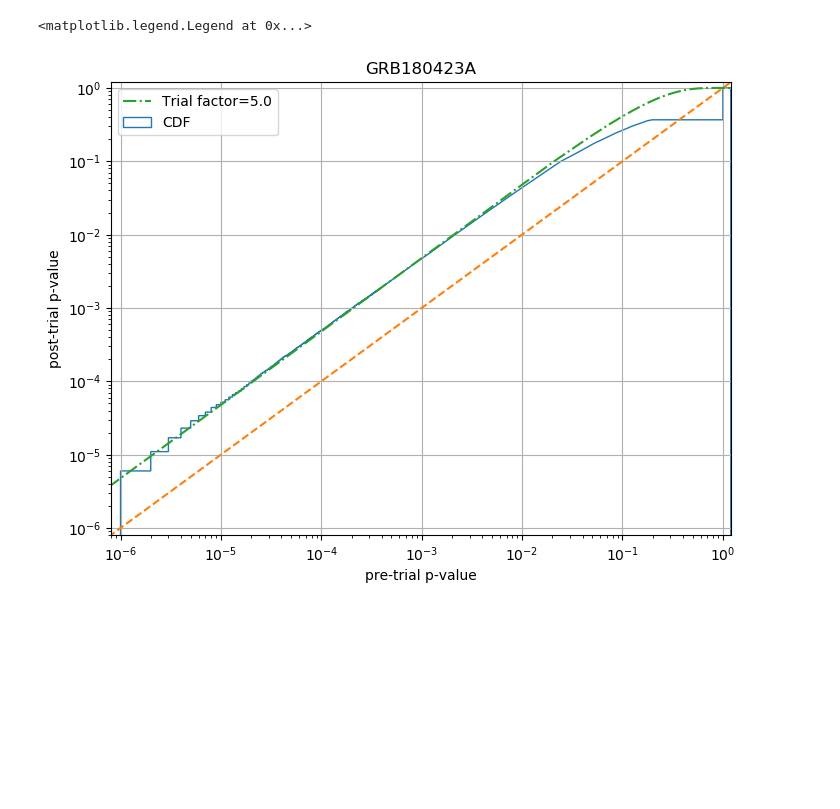
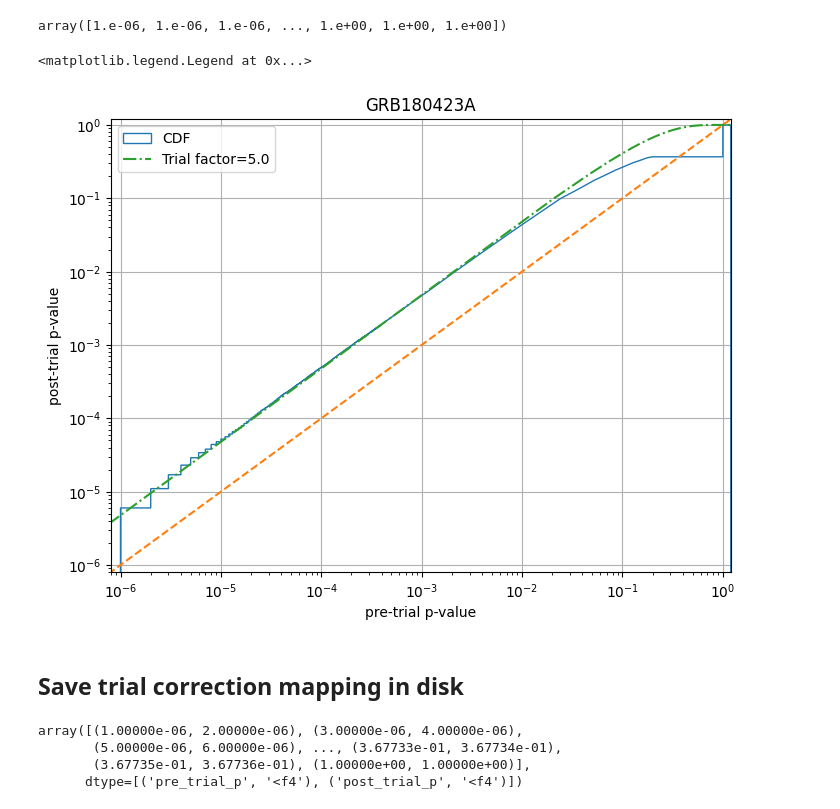
Before and after one commit to ChujieChen/greco_grb, a Jupyter notebook: notebooks/10_effective_trials_factor.ipynb, the cells around one changed output. Saved outputs shown, nothing was run; the diff lists cells and outputs as text; code cells hidden in the pictures; blank space fills up the shorter version.

Commit message:
effective trial factors for all GRBs

```diff
--- a/notebooks/10_effective_trials_factor.ipynb
+++ b/notebooks/10_effective_trials_factor.ipynb
@@ -65,27 +65,33 @@ for bg, bg_sorted in zip(bgs, bgs_sorted):
     pvals.append(np.apply_along_axis(lambda x: (bg.size - np.searchsorted(bg_sorted, x, side='left')) / bg.size, 0, bg))
 pvals = np.array(pvals)
 best_pvals = np.sort(pvals.min(axis=0))
+# %%
+best_pvals
+# %% [output]
+array([1.e-06, 1.e-06, 1.e-06, ..., 1.e+00, 1.e+00, 1.e+00])
 # %%
 fig, ax = plt.subplots(figsize=(8,6), dpi=100)
 n,bins,patches=ax.hist(best_pvals,
         bins=np.r_[np.unique(best_pvals),1.2],
-        normed=True,
+        density=True,
         cumulative=True,
         label=f'CDF',
         histtype='step')
 x = np.linspace(*ax.get_xlim())
 ax.plot(x, x, "--")
 ax.plot(x, objective(x, 5.0), "-.", label="Trial factor=5.0")
 
 ax.set_xscale("log")
 ax.set_yscale("log")
 ax.set_xlim(0.8e-6, 1.2)
 ax.set_ylim(0.8e-6, 1.2)
 ax.set_xlabel("pre-trial p-value")
 ax.set_ylabel("post-trial p-value")
 ax.set_title(f"{ag.grb_name}")
 ax.grid()
 ax.legend()
 # %% [output]
 <matplotlib.legend.Legend at 0x...>
-[figure, old version]
+[figure, new version]
+# %% [markdown]
+## Save trial correction mapping in disk
@@ -91,0 +108,7 @@ ax.legend()
+# %%
+pre_post
+# %% [output]
+array([(1.00000e-06, 2.00000e-06), (3.00000e-06, 4.00000e-06),
+       (5.00000e-06, 6.00000e-06), ..., (3.67733e-01, 3.67734e-01),
+       (3.67735e-01, 3.67736e-01), (1.00000e+00, 1.00000e+00)],
+      dtype=[('pre_trial_p', '<f4'), ('post_trial_p', '<f4')])
```
Also changed, not shown: parts of 14 cells of this notebook, 13 other files.
